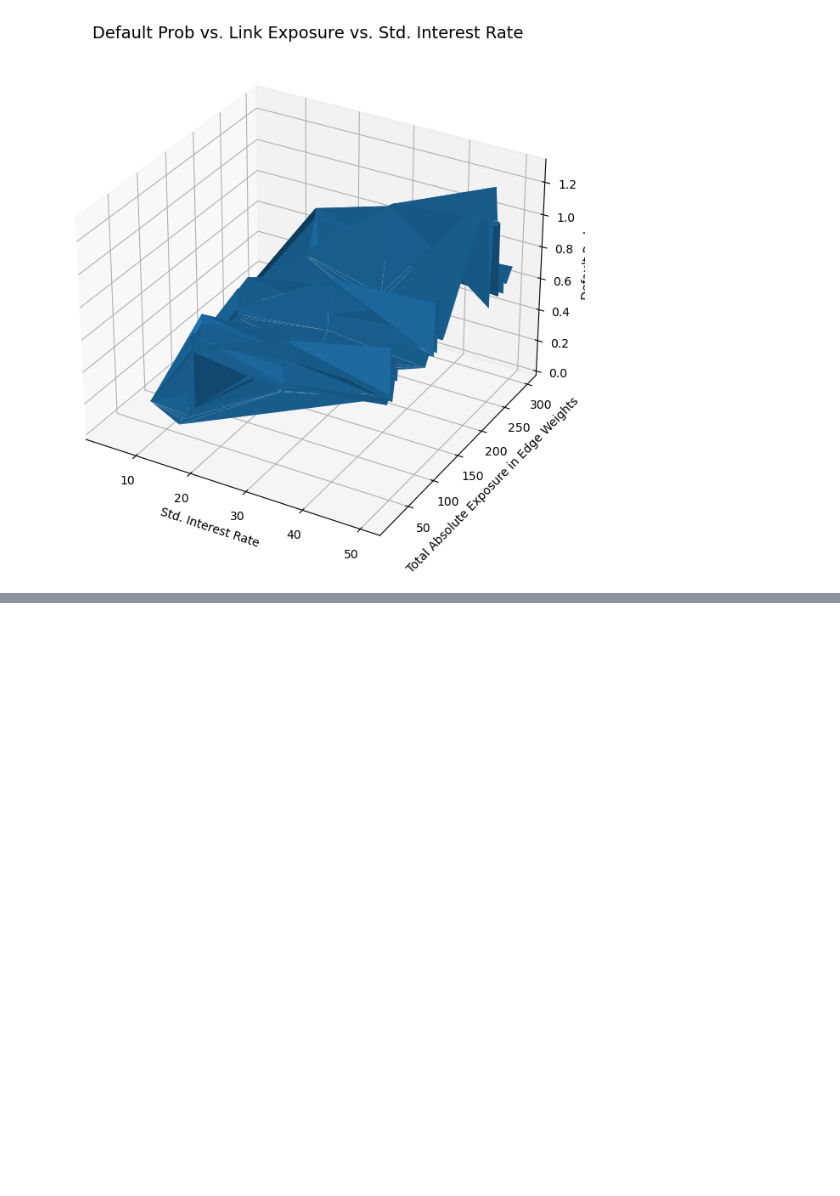
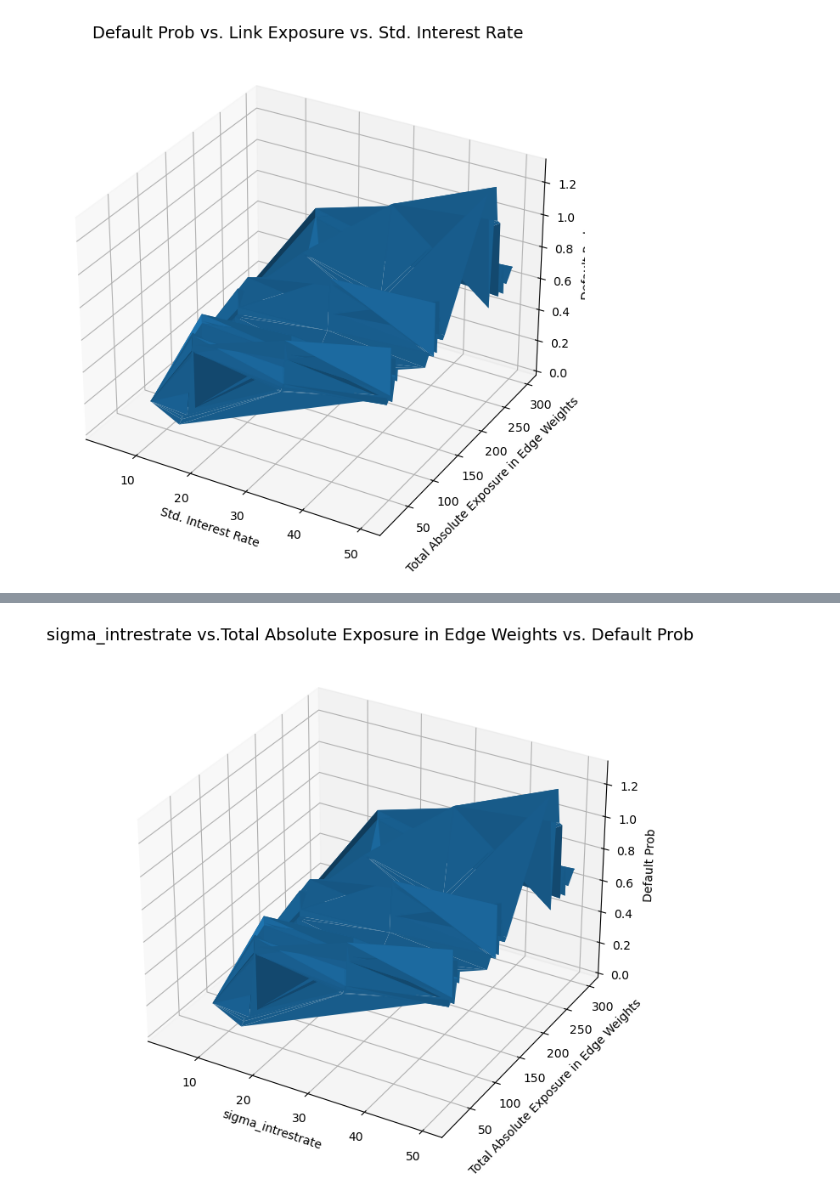
Before and after one commit to NitaiNijholt/FinancialNetwork, a Jupyter notebook: plot_results.ipynb, the cells around one changed output, grey strips where cells are left out. Drawn from its saved outputs; the diff is of its cells as text; code cells hidden in the pictures; blank space fills up the shorter version.

```diff
--- a/plot_results.ipynb
+++ b/plot_results.ipynb
@@ -213,0 +240,21 @@ plt.show()
+# %%
+def plot_simu_3D_results(pattern : str = './200_2000_*.csv', x_axis_name : str = 'sigma_intrestrate',
+y_axis_name : str = 'Total Absolute Exposure in Edge Weights', z_axis_name : str = 'Default Prob'):
+
+    all_results, _ = get_statistics(pattern = pattern)
+
+    fig = plt.figure(figsize=(12, 8))
+    ax = fig.add_subplot(111, projection='3d')
+
+    surf = ax.plot_trisurf(all_results[x_axis_name], all_results[y_axis_name], all_results[z_axis_name])
+
+    ax.set_xlabel(x_axis_name)
+    ax.set_ylabel(y_axis_name)
+    ax.set_zlabel(z_axis_name)
+    ax.set_title(f'{x_axis_name} vs.{y_axis_name} vs. {z_axis_name}', fontdict={'fontsize': 14})
+
+    plt.show()
+# %%
+plot_simu_3D_results()
+# %% [output]
+[figure, added]
```
Also changed, not shown: parts of 4 cells of this notebook.
